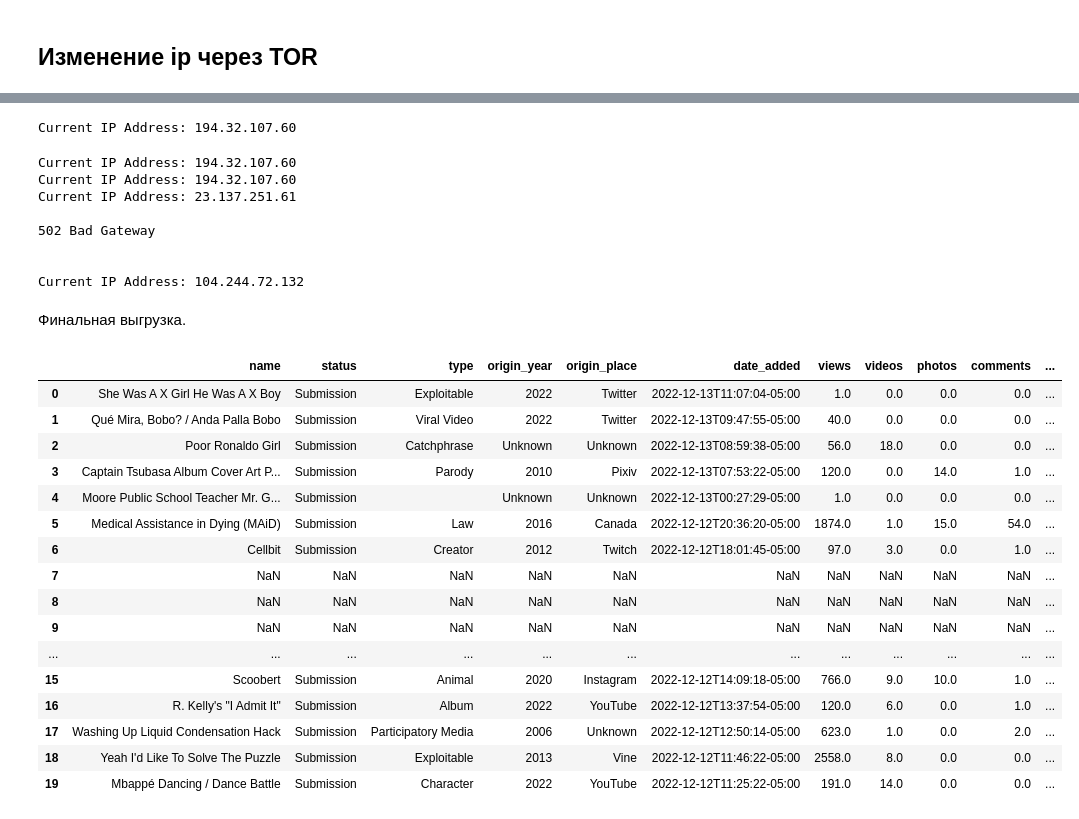
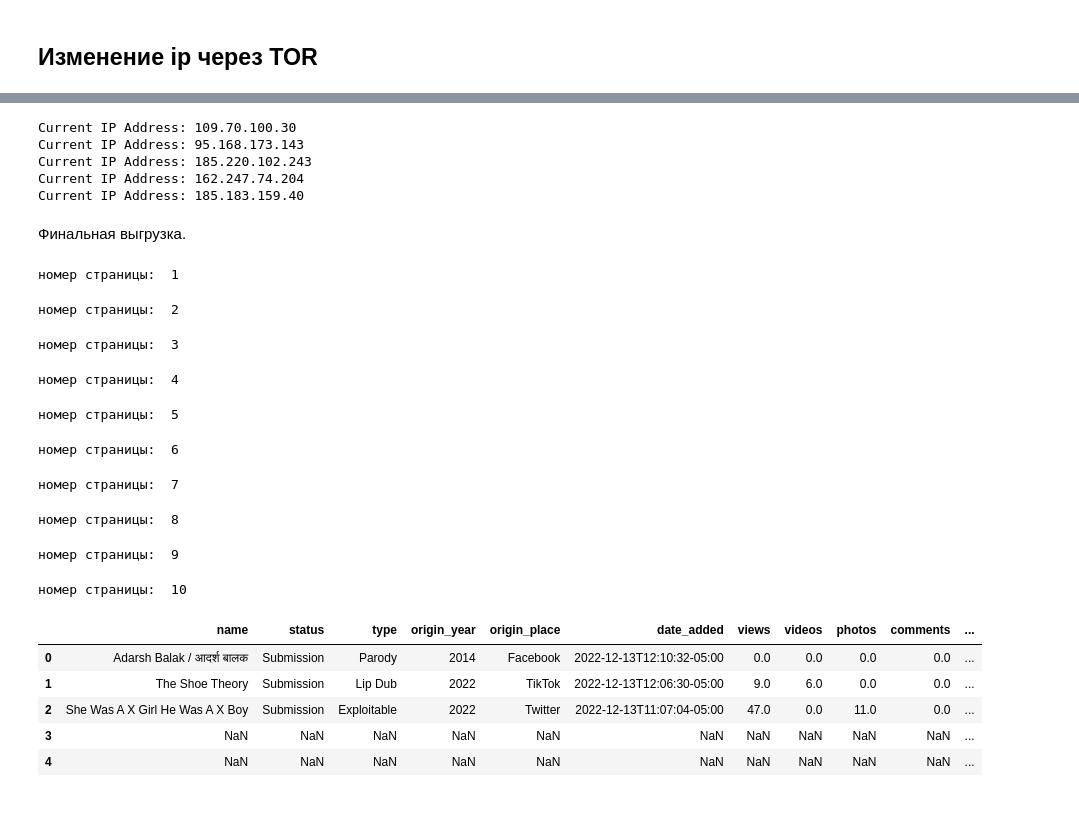
Before and after one commit to WhiteNivis/projects, a Jupyter notebook: parsing_memes/parsing_memes.ipynb, the cells around one changed output, grey strips where cells are left out. Saved outputs shown, nothing was run; the diff lists cells and outputs as text; code cells hidden in the pictures.

```diff
--- a/parsing_memes/parsing_memes.ipynb
+++ b/parsing_memes/parsing_memes.ipynb
@@ -431,10 +407,6 @@ Current IP Address: 91.245.139.238
 # %%
 socks.set_default_proxy(socks.SOCKS5, "localhost", 9150)
 socket.socket = socks.socksocket
-# %%
-checkIP()
-# %% [output]
-Current IP Address: 194.32.107.60
 # %%
 # файл torrc
 # настройки
@@ -444,16 +416,13 @@ Current IP Address: 194.32.107.60
 
 for i in range(5):
     checkIP()
-    time.sleep(5)
+    time.sleep(10)
 # %% [output]
-Current IP Address: 194.32.107.60
-Current IP Address: 194.32.107.60
-Current IP Address: 23.137.251.61
-
-502 Bad Gateway
-
-
-Current IP Address: 104.244.72.132
+Current IP Address: 109.70.100.30
+Current IP Address: 95.168.173.143
+Current IP Address: 185.220.102.243
+Current IP Address: 162.247.74.204
+Current IP Address: 185.183.159.40
 # %% [markdown]
 Финальная выгрузка.
 # %%
@@ -462,7 +431,7 @@ PAGE_START = 1
 PAGE_END = 10
 
 for page_number in range(PAGE_START, PAGE_END+1):
-
+    print('номер страницы: ', page_number)
     for i in range(5):
             meme_links = getPageLinks(page_number)
             if meme_links:
@@ -482,23 +451,23 @@ for page_number in range(PAGE_START, PAGE_END+1):
                 continue
 
     data.to_csv('MEMES_{}_{}.csv'.format(PAGE_START, PAGE_END))
+# %% [output]
+номер страницы:  1
+номер страницы:  2
+номер страницы:  3
+номер страницы:  4
+номер страницы:  5
+номер страницы:  6
+номер страницы:  7
+номер страницы:  8
+номер страницы:  9
+номер страницы:  10
 # %%
-data.head(20)
+data.head()
 # %% [output]
 |  | name | status | type | origin_year | origin_place | date_added | views | videos | photos | comments | ... |
-| 0 | She Was A X Girl He Was A X Boy | Submission | Exploitable | 2022 | Twitter | 2022-12-13T11:07:04-05:00 | 1.0 | 0.0 | 0.0 | 0.0 | ... |
-| 1 | Qué Mira, Bobo? / Anda Palla Bobo | Submission | Viral Video | 2022 | Twitter | 2022-12-13T09:47:55-05:00 | 40.0 | 0.0 | 0.0 | 0.0 | ... |
-| 2 | Poor Ronaldo Girl | Submission | Catchphrase | Unknown | Unknown | 2022-12-13T08:59:38-05:00 | 56.0 | 18.0 | 0.0 | 0.0 | ... |
-| 3 | Captain Tsubasa Album Cover Art P... | Submission | Parody | 2010 | Pixiv | 2022-12-13T07:53:22-05:00 | 120.0 | 0.0 | 14.0 | 1.0 | ... |
-| 4 | Moore Public School Teacher Mr. G... | Submission |  | Unknown | Unknown | 2022-12-13T00:27:29-05:00 | 1.0 | 0.0 | 0.0 | 0.0 | ... |
-| 5 | Medical Assistance in Dying (MAiD) | Submission | Law | 2016 | Canada | 2022-12-12T20:36:20-05:00 | 1874.0 | 1.0 | 15.0 | 54.0 | ... |
-| 6 | Cellbit | Submission | Creator | 2012 | Twitch | 2022-12-12T18:01:45-05:00 | 97.0 | 3.0 | 0.0 | 1.0 | ... |
-| 7 | NaN | NaN | NaN | NaN | NaN | NaN | NaN | NaN | NaN | NaN | ... |
-| 8 | NaN | NaN | NaN | NaN | NaN | NaN | NaN | NaN | NaN | NaN | ... |
-| 9 | NaN | NaN | NaN | NaN | NaN | NaN | NaN | NaN | NaN | NaN | ... |
-| ... | ... | ... | ... | ... | ... | ... | ... | ... | ... | ... | ... |
-| 15 | Scoobert | Submission | Animal | 2020 | Instagram | 2022-12-12T14:09:18-05:00 | 766.0 | 9.0 | 10.0 | 1.0 | ... |
-| 16 | R. Kelly's "I Admit It" | Submission | Album | 2022 | YouTube | 2022-12-12T13:37:54-05:00 | 120.0 | 6.0 | 0.0 | 1.0 | ... |
-| 17 | Washing Up Liquid Condensation Hack | Submission | Participatory Media | 2006 | Unknown | 2022-12-12T12:50:14-05:00 | 623.0 | 1.0 | 0.0 | 2.0 | ... |
-| 18 | Yeah I'd Like To Solve The Puzzle | Submission | Exploitable | 2013 | Vine | 2022-12-12T11:46:22-05:00 | 2558.0 | 8.0 | 0.0 | 0.0 | ... |
-| 19 | Mbappé Dancing / Dance Battle | Submission | Character | 2022 | YouTube | 2022-12-12T11:25:22-05:00 | 191.0 | 14.0 | 0.0 | 0.0 | ... |
+| 0 | Adarsh Balak / आदर्श बालक | Submission | Parody | 2014 | Facebook | 2022-12-13T12:10:32-05:00 | 0.0 | 0.0 | 0.0 | 0.0 | ... |
+| 1 | The Shoe Theory | Submission | Lip Dub | 2022 | TikTok | 2022-12-13T12:06:30-05:00 | 9.0 | 6.0 | 0.0 | 0.0 | ... |
+| 2 | She Was A X Girl He Was A X Boy | Submission | Exploitable | 2022 | Twitter | 2022-12-13T11:07:04-05:00 | 47.0 | 0.0 | 11.0 | 0.0 | ... |
+| 3 | NaN | NaN | NaN | NaN | NaN | NaN | NaN | NaN | NaN | NaN | ... |
+| 4 | NaN | NaN | NaN | NaN | NaN | NaN | NaN | NaN | NaN | NaN | ... |
```
Also changed, not shown: parts of 19 cells of this notebook, 1 other file.
